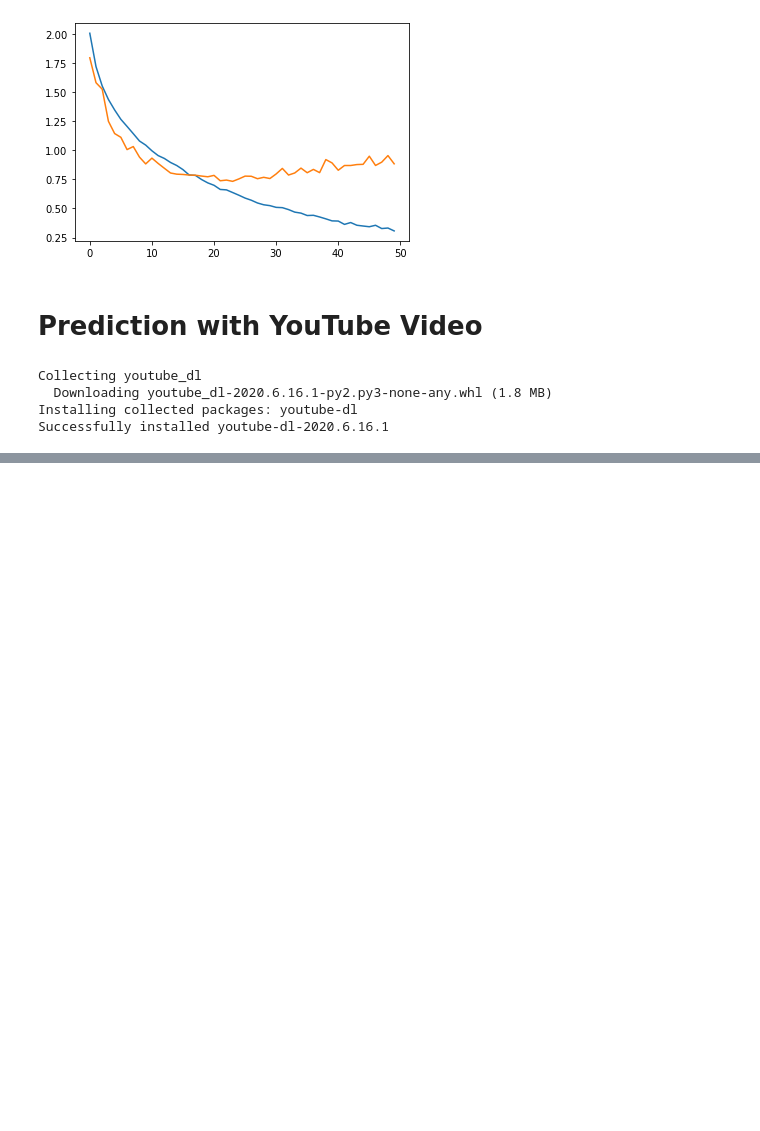
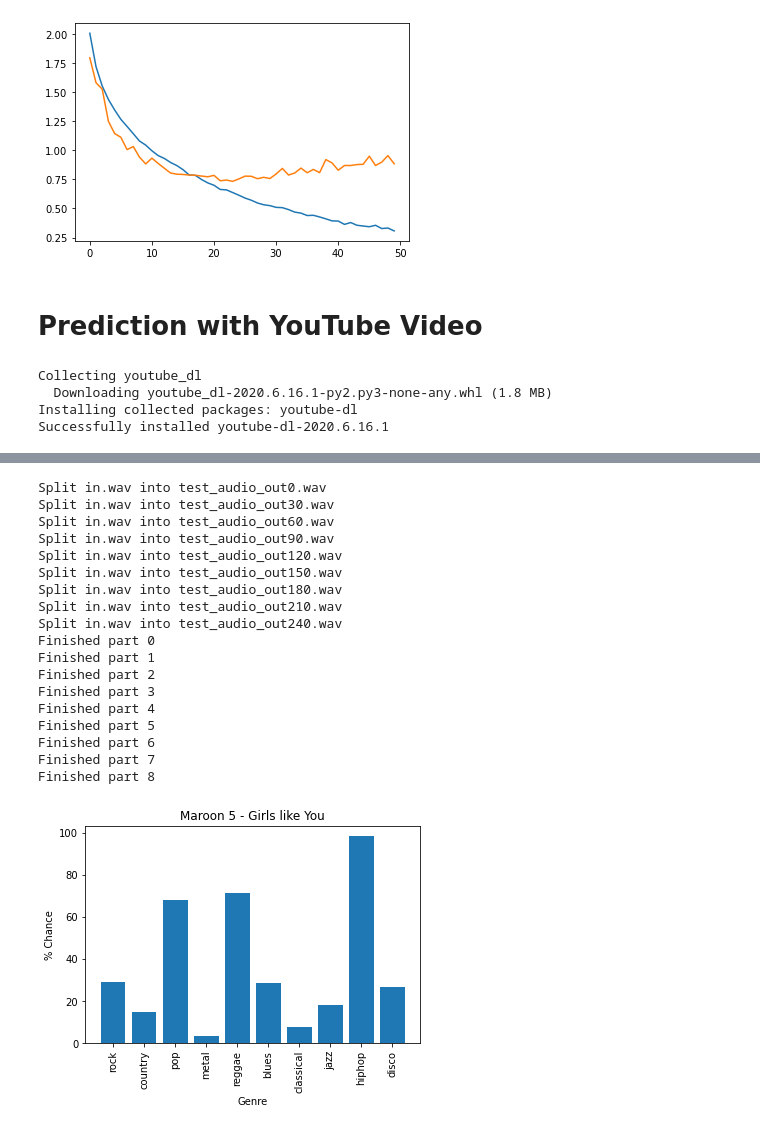
Before and after one commit to dharm1k987/tensorflow_covid-19, a Jupyter notebook: tensorflow_music_genre_classification/Music Genre Classification.ipynb, the cells around one changed output, grey strips where cells are left out. Saved outputs shown, nothing was run; the diff lists cells and outputs as text; code cells hidden in the pictures; blank space fills up the shorter version.

```diff
--- a/tensorflow_music_genre_classification/Music Genre Classification.ipynb
+++ b/tensorflow_music_genre_classification/Music Genre Classification.ipynb
@@ -450,0 +467,23 @@ Split in.wav into test_audio_out180.wav
+# %%
+predict_song_genre("https://www.youtube.com/watch?v=aJOTlE1K90k",
+               title="Maroon 5 - Girls like You")
+# %% [output]
+Split in.wav into test_audio_out0.wav
+Split in.wav into test_audio_out30.wav
+Split in.wav into test_audio_out60.wav
+Split in.wav into test_audio_out90.wav
+Split in.wav into test_audio_out120.wav
+Split in.wav into test_audio_out150.wav
+Split in.wav into test_audio_out180.wav
+Split in.wav into test_audio_out210.wav
+Split in.wav into test_audio_out240.wav
+Finished part 0
+Finished part 1
+Finished part 2
+Finished part 3
+Finished part 4
+Finished part 5
+Finished part 6
+Finished part 7
+Finished part 8
+[figure, added]
```
Also changed, not shown: parts of 11 cells of this notebook.
